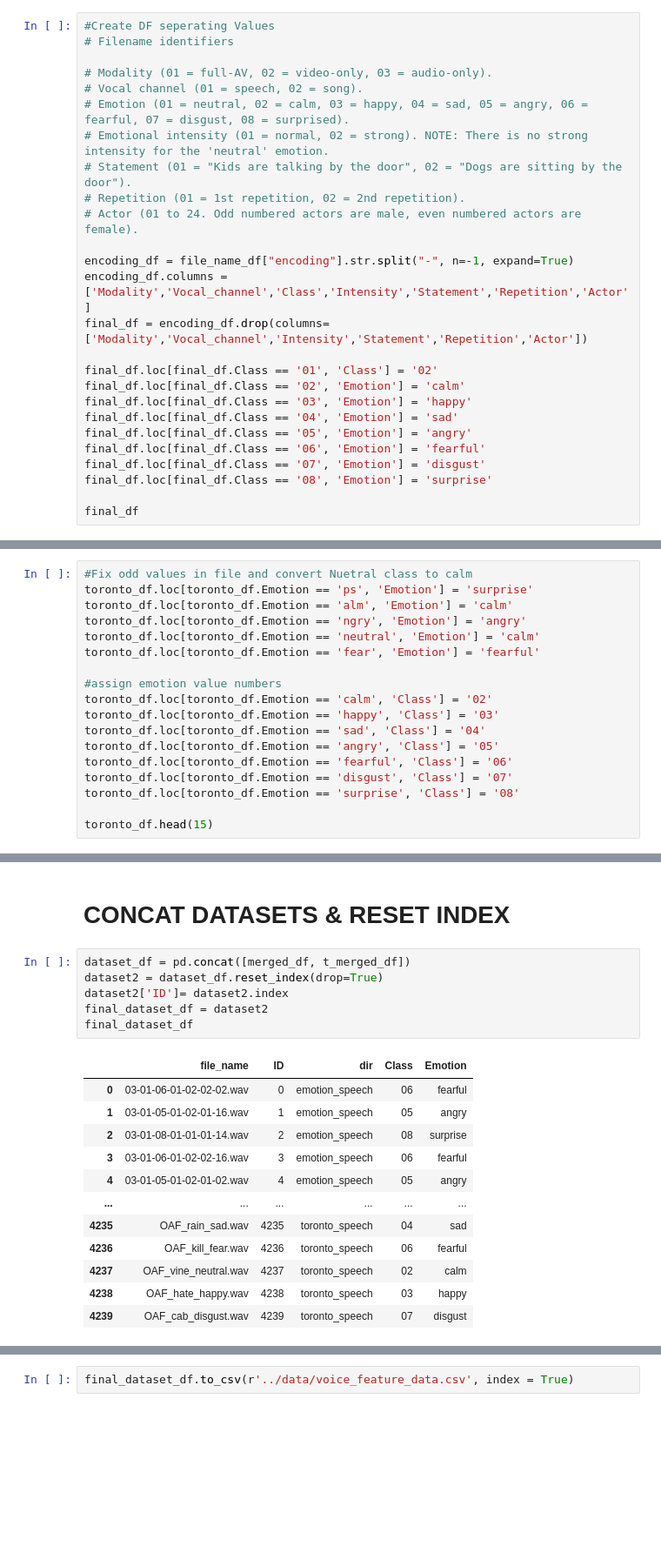
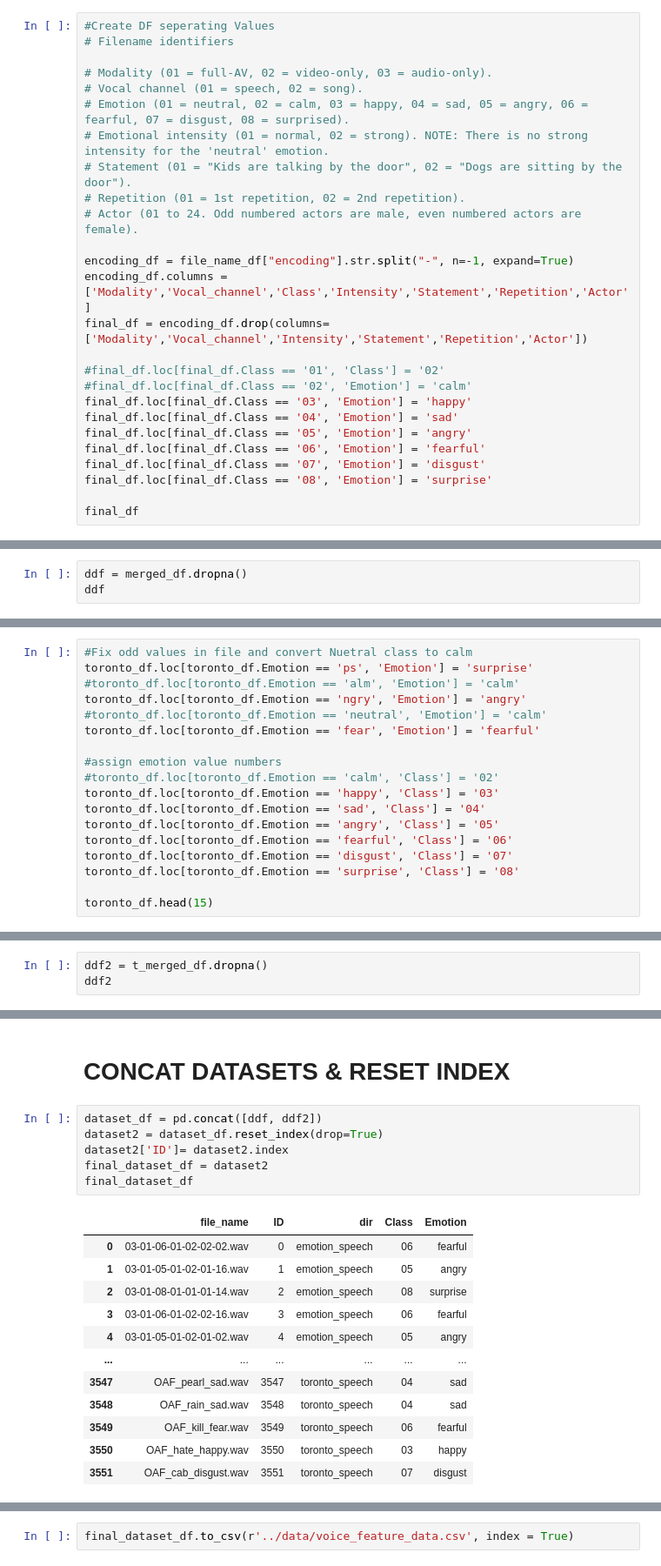
Before and after one commit to timsamson/audible_emotion_recognition, a Jupyter notebook: data_prep/data_prep.ipynb, the cells around one changed output, grey strips where cells are left out. Shown at 87% size. Drawn from its saved outputs; the diff is of its cells as text; blank space fills up the shorter version.

```diff
--- a/data_prep/data_prep.ipynb
+++ b/data_prep/data_prep.ipynb
@@ -87,8 +87,8 @@ encoding_df = file_name_df["encoding"].str.split("-", n=-1, expand=True)
 encoding_df.columns = ['Modality','Vocal_channel','Class','Intensity','Statement','Repetition','Actor']
 final_df = encoding_df.drop(columns=['Modality','Vocal_channel','Intensity','Statement','Repetition','Actor'])
 
-final_df.loc[final_df.Class == '01', 'Class'] = '02'
-final_df.loc[final_df.Class == '02', 'Emotion'] = 'calm'
+#final_df.loc[final_df.Class == '01', 'Class'] = '02'
+#final_df.loc[final_df.Class == '02', 'Emotion'] = 'calm'
 final_df.loc[final_df.Class == '03', 'Emotion'] = 'happy'
 final_df.loc[final_df.Class == '04', 'Emotion'] = 'sad'
 final_df.loc[final_df.Class == '05', 'Emotion'] = 'angry'
@@ -133 +133,4 @@ merged_df.set_index('ID')
 1440 rows × 4 columns
+# %%
+ddf = merged_df.dropna()
+ddf
@@ -199,13 +215,13 @@ toronto_df
 # %%
 #Fix odd values in file and convert Nuetral class to calm
 toronto_df.loc[toronto_df.Emotion == 'ps', 'Emotion'] = 'surprise'
-toronto_df.loc[toronto_df.Emotion == 'alm', 'Emotion'] = 'calm'
+#toronto_df.loc[toronto_df.Emotion == 'alm', 'Emotion'] = 'calm'
 toronto_df.loc[toronto_df.Emotion == 'ngry', 'Emotion'] = 'angry'
-toronto_df.loc[toronto_df.Emotion == 'neutral', 'Emotion'] = 'calm'
+#toronto_df.loc[toronto_df.Emotion == 'neutral', 'Emotion'] = 'calm'
 toronto_df.loc[toronto_df.Emotion == 'fear', 'Emotion'] = 'fearful'
 
 #assign emotion value numbers
-toronto_df.loc[toronto_df.Emotion == 'calm', 'Class'] = '02'
+#toronto_df.loc[toronto_df.Emotion == 'calm', 'Class'] = '02'
 toronto_df.loc[toronto_df.Emotion == 'happy', 'Class'] = '03'
 toronto_df.loc[toronto_df.Emotion == 'sad', 'Class'] = '04'
 toronto_df.loc[toronto_df.Emotion == 'angry', 'Class'] = '05'
@@ -253,3 +269,6 @@ t_merged_df.set_index('ID')
 | 2798 | OAF_hate_happy.wav | toronto_speech | 03 | happy |
 | 2799 | OAF_cab_disgust.wav | toronto_speech | 07 | disgust |
 2800 rows × 4 columns
+# %%
+ddf2 = t_merged_df.dropna()
+ddf2
@@ -267,21 +299,21 @@ Name: Class, dtype: int64
 # %% [markdown]
 # CONCAT DATASETS & RESET INDEX
 # %%
-dataset_df = pd.concat([merged_df, t_merged_df])
+dataset_df = pd.concat([ddf, ddf2])
 dataset2 = dataset_df.reset_index(drop=True)
 dataset2['ID']= dataset2.index
 final_dataset_df = dataset2
 final_dataset_df
 # %% [output]
 |  | file_name | ID | dir | Class | Emotion |
 | 0 | 03-01-06-01-02-02-02.wav | 0 | emotion_speech | 06 | fearful |
 | 1 | 03-01-05-01-02-01-16.wav | 1 | emotion_speech | 05 | angry |
 | 2 | 03-01-08-01-01-01-14.wav | 2 | emotion_speech | 08 | surprise |
 | 3 | 03-01-06-01-02-02-16.wav | 3 | emotion_speech | 06 | fearful |
 | 4 | 03-01-05-01-02-01-02.wav | 4 | emotion_speech | 05 | angry |
 | ... | ... | ... | ... | ... | ... |
-| 4235 | OAF_rain_sad.wav | 4235 | toronto_speech | 04 | sad |
-| 4236 | OAF_kill_fear.wav | 4236 | toronto_speech | 06 | fearful |
-| 4237 | OAF_vine_neutral.wav | 4237 | toronto_speech | 02 | calm |
-| 4238 | OAF_hate_happy.wav | 4238 | toronto_speech | 03 | happy |
-| 4239 | OAF_cab_disgust.wav | 4239 | toronto_speech | 07 | disgust |
+| 3547 | OAF_pearl_sad.wav | 3547 | toronto_speech | 04 | sad |
+| 3548 | OAF_rain_sad.wav | 3548 | toronto_speech | 04 | sad |
+| 3549 | OAF_kill_fear.wav | 3549 | toronto_speech | 06 | fearful |
+| 3550 | OAF_hate_happy.wav | 3550 | toronto_speech | 03 | happy |
+| 3551 | OAF_cab_disgust.wav | 3551 | toronto_speech | 07 | disgust |
```
Also changed, not shown: parts of 17 cells of this notebook, 10 other files.
